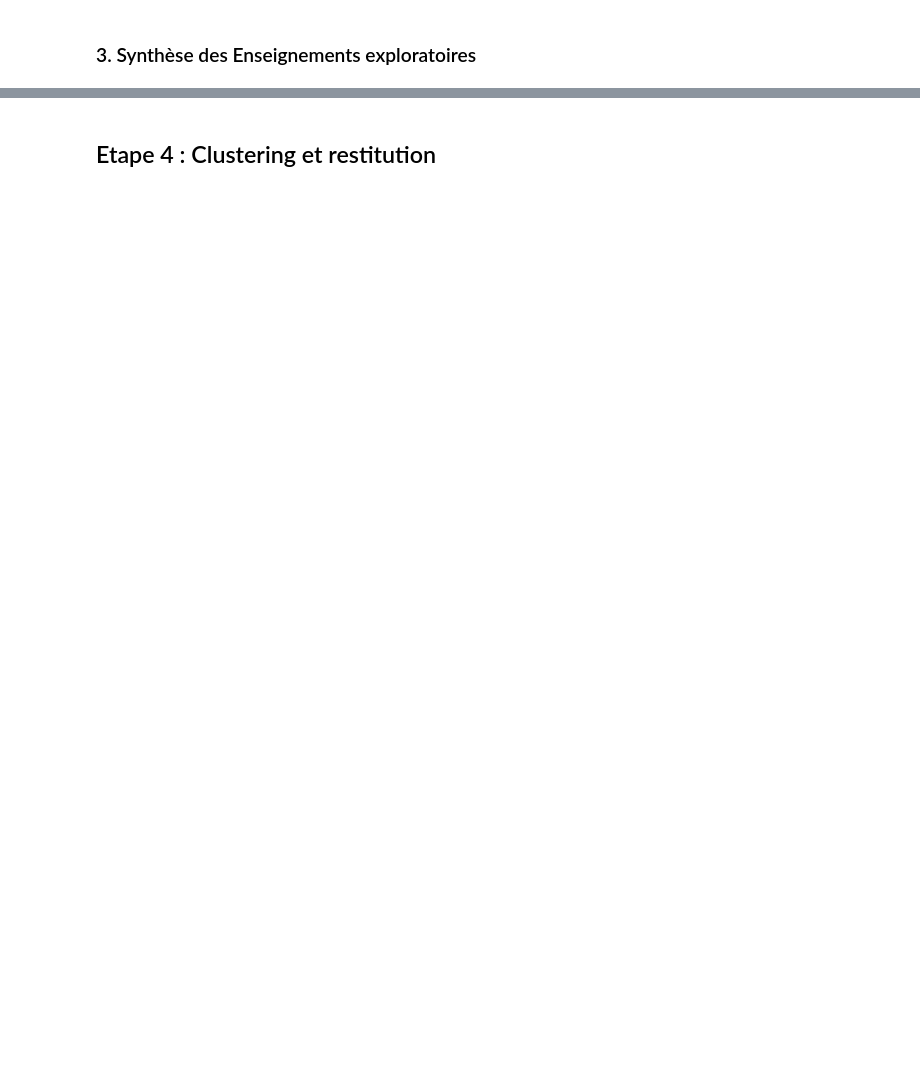
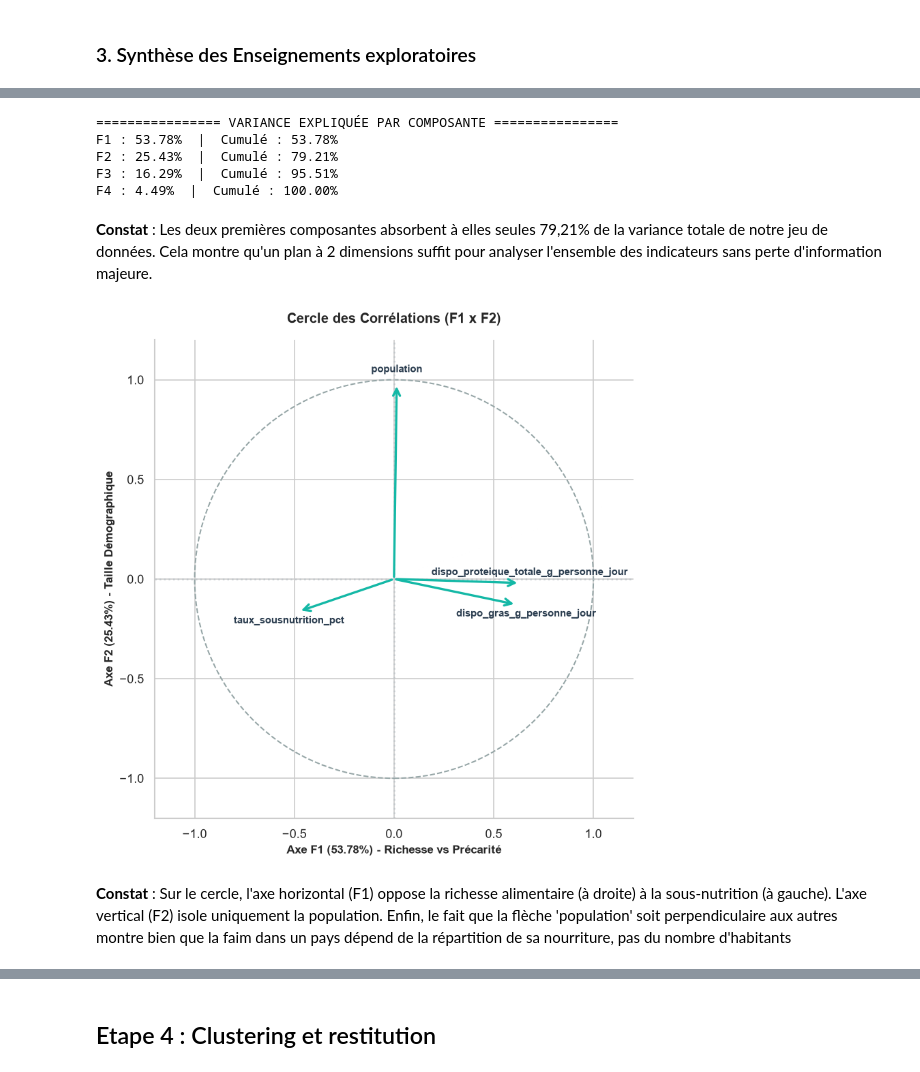
Before and after one commit to LalouhC/FAO_Datalab, a Jupyter notebook: notebooks/Analyse_FAO.ipynb, the cells around one changed output, grey strips where cells are left out. Saved outputs shown, nothing was run; the diff lists cells and outputs as text; code cells hidden in the pictures; blank space fills up the shorter version.

```diff
--- a/notebooks/Analyse_FAO.ipynb
+++ b/notebooks/Analyse_FAO.ipynb
@@ -2365,0 +2490,18 @@ Ces enseignements dictent trois choix prioritaires de Feature Engineering pour l
+# %%
+pca = PCA(n_components=len(features_acp_existantes))
+X_pca = pca.fit_transform(X_acp_scaled)
+
+var_expl = pca.explained_variance_ratio_
+var_cum = np.cumsum(var_expl)
+
+print("================ VARIANCE EXPLIQUÉE PAR COMPOSANTE ================")
+for i, (v, vc) in enumerate(zip(var_expl, var_cum), 1):
+    print(f"F{i} : {v*100:.2f}%  |  Cumulé : {vc*100:.2f}%")
+# %% [output]
+================ VARIANCE EXPLIQUÉE PAR COMPOSANTE ================
+F1 : 53.78%  |  Cumulé : 53.78%
+F2 : 25.43%  |  Cumulé : 79.21%
+F3 : 16.29%  |  Cumulé : 95.51%
+F4 : 4.49%  |  Cumulé : 100.00%
+# %% [markdown]
+**Constat** : Les deux premières composantes absorbent à elles seules 79,21% de la variance totale de notre jeu de données. Cela montre qu'un plan à 2 dimensions suffit pour analyser l'ensemble des indicateurs sans perte d'information majeure.
@@ -2365,0 +2573,44 @@ Ces enseignements dictent trois choix prioritaires de Feature Engineering pour l
+# %%
+fig, ax = plt.subplots(figsize=(7, 7), dpi=120)
+
+# Cercle
+circle = plt.Circle((0, 0), 1, color='#95a5a6', fill=False, linestyle='--', linewidth=1.2)
+ax.add_artist(circle)
+
+# Repères
+plt.axhline(0, color='#bdc3c7', linestyle=':', alpha=0.8)
+plt.axvline(0, color='#bdc3c7', linestyle=':', alpha=0.8)
+
+# Décalages manuels des étiquettes pour éviter tout chevauchement
+offsets = {
+    'population': (0, 0.06),
+    'taux_sousnutrition_pct': (-0.05, -0.06),
+    'dispo_proteique_totale_g_personne_jour': (0.05, 0.04),
+    'dispo_gras_g_personne_jour': (0.05, -0.06)
+}
+
+for i, feature in enumerate(features_acp_existantes):
+    x_c = pca.components_[0, i]
+    y_c = pca.components_[1, i]
+
+    # Flèche
+    ax.annotate('', xy=(x_c, y_c), xytext=(0, 0),
+                arrowprops=dict(arrowstyle="->", color='#14b8a6', lw=2, mutation_scale=15))
+
+    # Texte repositionné
+    dx, dy = offsets.get(feature, (0.03, 0.03))
+    ax.text(x_c + dx, y_c + dy, feature, color='#2c3e50', fontsize=9, weight='bold', ha='center')
+
+plt.xlim(-1.2, 1.2)
+plt.ylim(-1.2, 1.2)
+plt.xlabel(f'Axe F1 ({var_expl[0]*100:.2f}%) - Richesse vs Précarité', fontsize=10, fontweight='bold')
+plt.ylabel(f'Axe F2 ({var_expl[1]*100:.2f}%) - Taille Démographique', fontsize=10, fontweight='bold')
+plt.title('Cercle des Corrélations (F1 x F2)', fontsize=12, fontweight='bold', pad=15)
+ax.set_aspect('equal')
+sns.despine(top=True, right=True)
+plt.tight_layout()
+plt.show()
+# %% [output]
+[figure, added]
+# %% [markdown]
+**Constat** : Sur le cercle, l'axe horizontal (F1) oppose la richesse alimentaire (à droite) à la sous-nutrition (à gauche). L'axe vertical (F2) isole uniquement la population. Enfin, le fait que la flèche 'population' soit perpendiculaire aux autres montre bien que la faim dans un pays dépend de la répartition de sa nourriture, pas du nombre d'habitants
```
Also changed, not shown: parts of 21 cells of this notebook.
